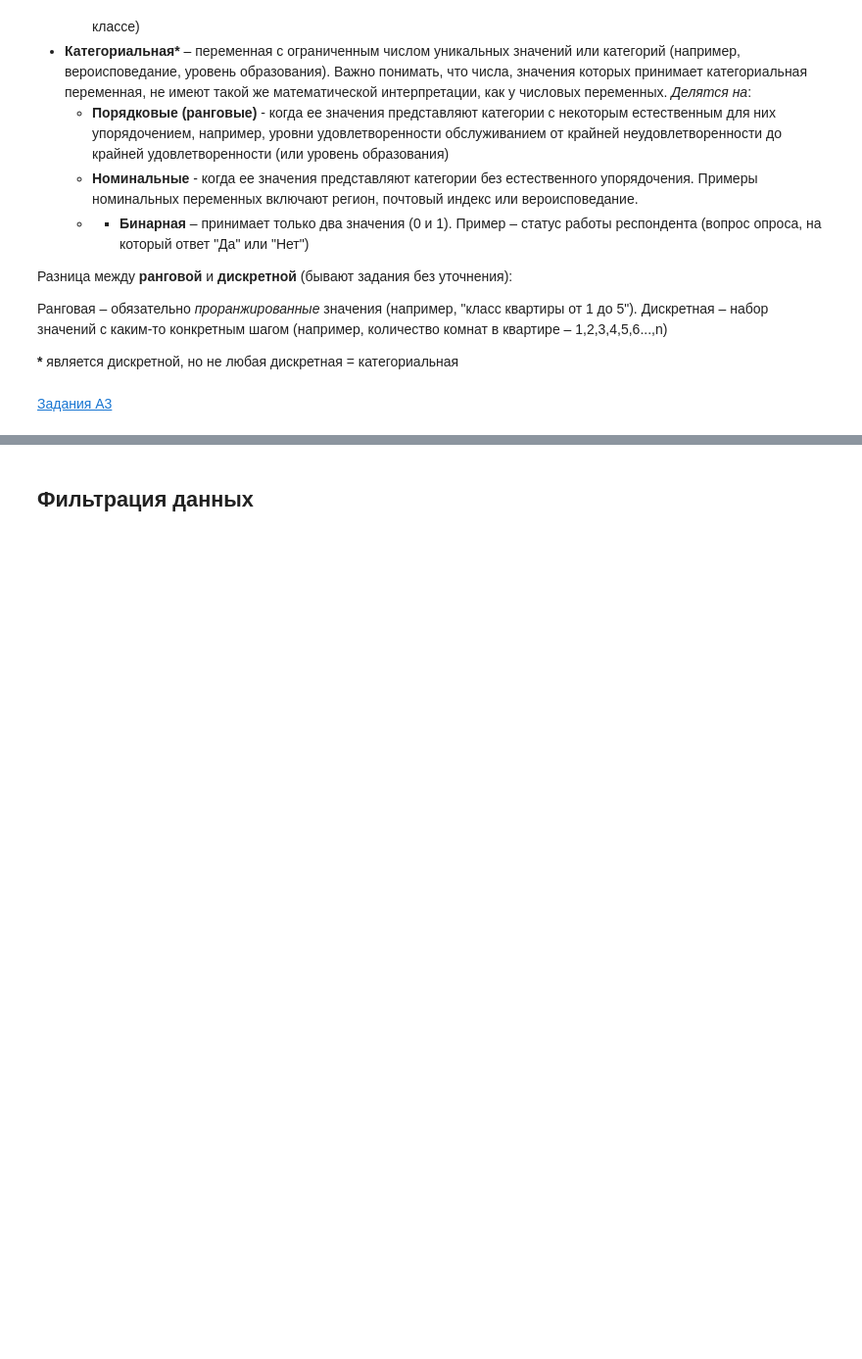
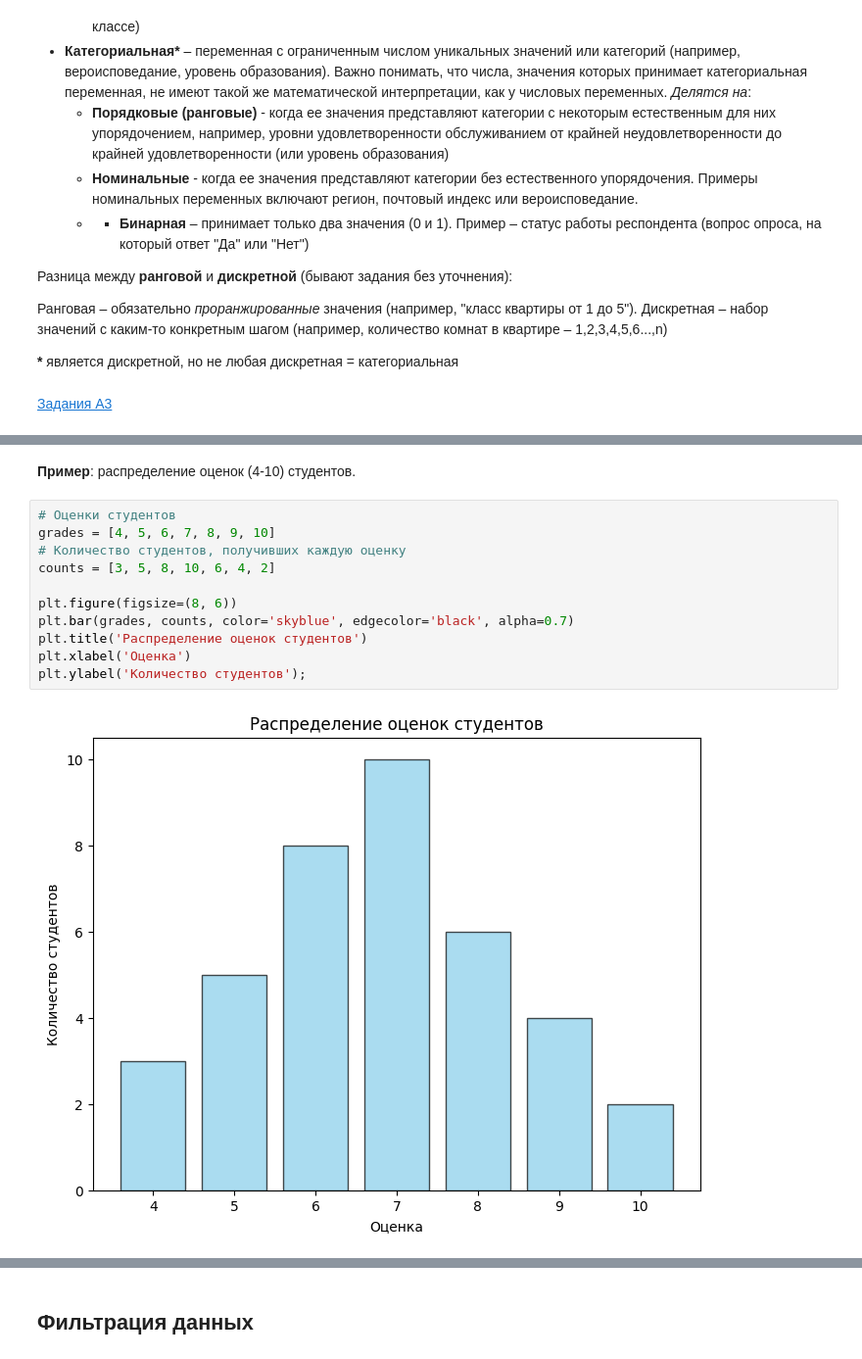
Before and after one commit to ksumarshmallow/Data-Analysis-Media-24, a Jupyter notebook: Seminars/Sem1/Sem1.ipynb, the cells around one changed output, grey strips where cells are left out. Shown at 98% size. Drawn from its saved outputs; the diff is of its cells as text; blank space fills up the shorter version.

```diff
--- a/Seminars/Sem1/Sem1.ipynb
+++ b/Seminars/Sem1/Sem1.ipynb
@@ -1061,0 +1129,15 @@ df.loc[:'two', ['second_col', 'third_col']]
+# %% [markdown]
+**Пример**: распределение оценок (4-10) студентов.
+# %%
+# Оценки студентов
+grades = [4, 5, 6, 7, 8, 9, 10]
+# Количество студентов, получивших каждую оценку
+counts = [3, 5, 8, 10, 6, 4, 2]
+
+plt.figure(figsize=(8, 6))
+plt.bar(grades, counts, color='skyblue', edgecolor='black', alpha=0.7)
+plt.title('Распределение оценок студентов')
+plt.xlabel('Оценка')
+plt.ylabel('Количество студентов');
+# %% [output]
+[figure, added]
```
Also changed, not shown: parts of 37 cells of this notebook, 1 other file.
